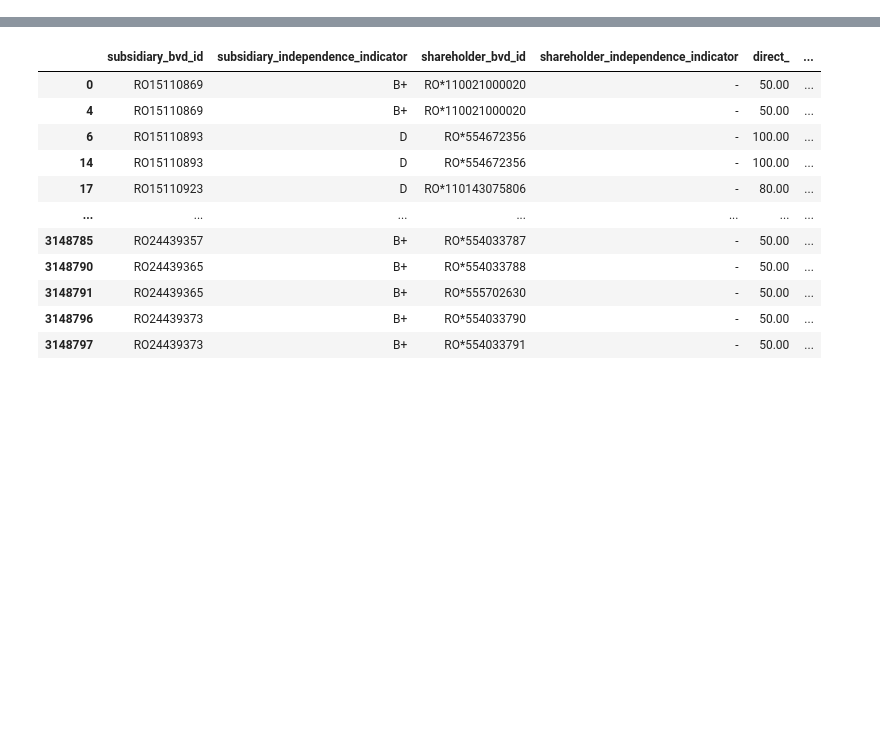
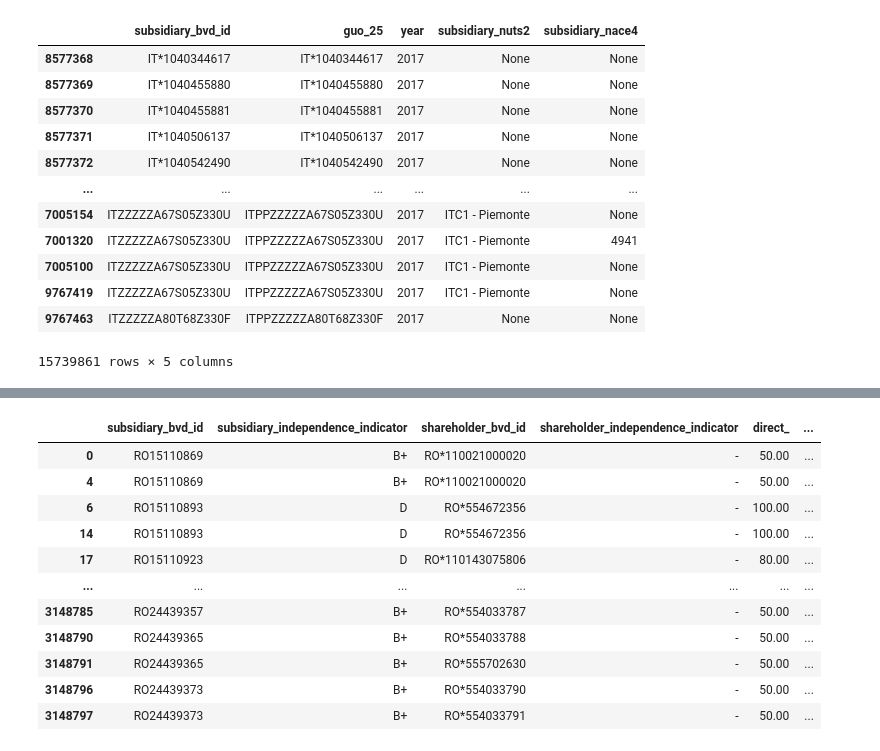
Before and after one commit to tommella90/DISEADE-data-moody-queries, a Jupyter notebook: queries/playground.ipynb, the cells around one changed output, grey strips where cells are left out. Cells and saved outputs as stored; diff of their text form; code cells hidden in the pictures; blank space fills up the shorter version.

```diff
--- a/queries/playground.ipynb
+++ b/queries/playground.ipynb
@@ -9,0 +190,18 @@ contact_info = "..\\data_raw\\firmographics\\contact_info\\part-02360-54d921cc-a
+# %%
+# sort by bvd
+df = df.sort_values(by = "subsidiary_bvd_id")
+df
+# %% [output]
+|  | subsidiary_bvd_id | guo_25 | year | subsidiary_nuts2 | subsidiary_nace4 |
+| 8577368 | IT*1040344617 | IT*1040344617 | 2017 | None | None |
+| 8577369 | IT*1040455880 | IT*1040455880 | 2017 | None | None |
+| 8577370 | IT*1040455881 | IT*1040455881 | 2017 | None | None |
+| 8577371 | IT*1040506137 | IT*1040506137 | 2017 | None | None |
+| 8577372 | IT*1040542490 | IT*1040542490 | 2017 | None | None |
+| ... | ... | ... | ... | ... | ... |
+| 7005154 | ITZZZZZA67S05Z330U | ITPPZZZZZA67S05Z330U | 2017 | ITC1 - Piemonte | None |
+| 7001320 | ITZZZZZA67S05Z330U | ITPPZZZZZA67S05Z330U | 2017 | ITC1 - Piemonte | 4941 |
+| 7005100 | ITZZZZZA67S05Z330U | ITPPZZZZZA67S05Z330U | 2017 | ITC1 - Piemonte | None |
+| 9767419 | ITZZZZZA67S05Z330U | ITPPZZZZZA67S05Z330U | 2017 | ITC1 - Piemonte | None |
+| 9767463 | ITZZZZZA80T68Z330F | ITPPZZZZZA80T68Z330F | 2017 | None | None |
+15739861 rows × 5 columns
```
Also changed, not shown: parts of 24 cells of this notebook, 28 other files.
